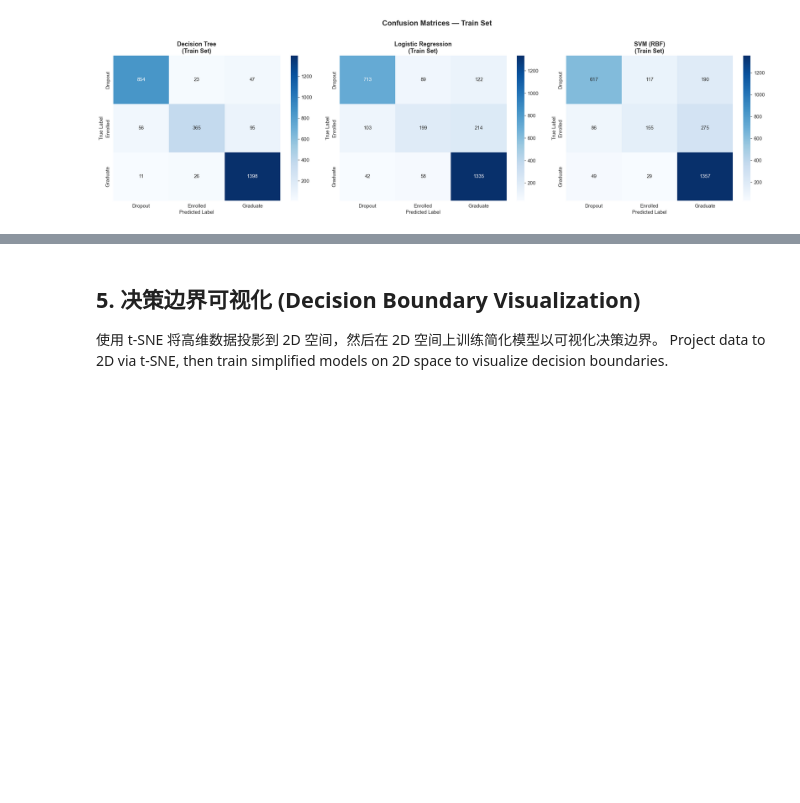
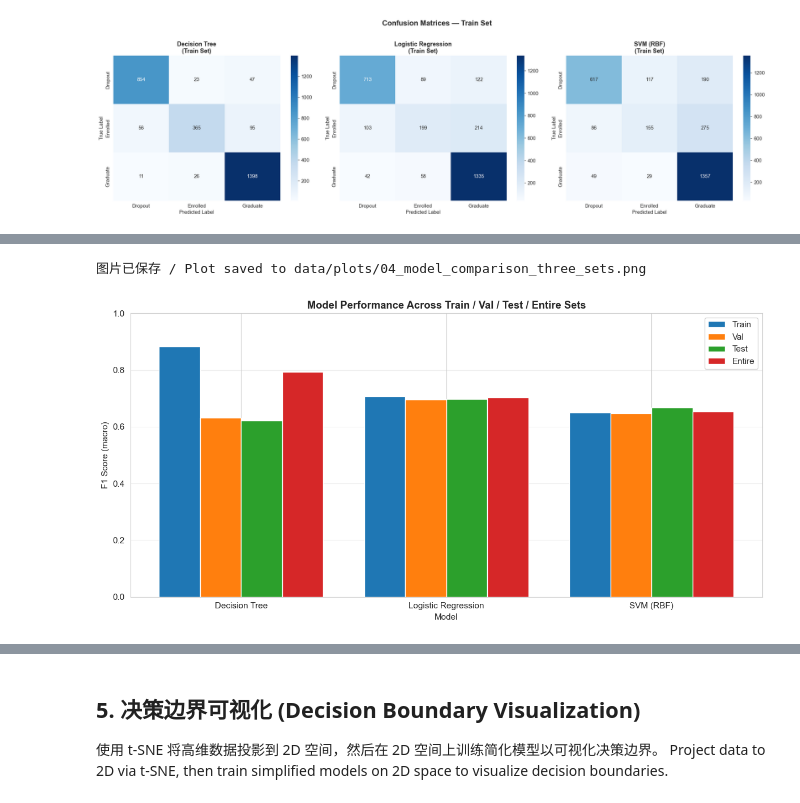
Before and after one commit to pheonix2006/dsaa2011_machine_learning, a Jupyter notebook: notebooks/04_prediction.ipynb, the cells around one changed output, grey strips where cells are left out. Drawn from its saved outputs; the diff is of its cells as text; code cells hidden in the pictures; blank space fills up the shorter version.

```diff
--- a/notebooks/04_prediction.ipynb
+++ b/notebooks/04_prediction.ipynb
@@ -211,0 +234,44 @@ plt.show()
+# %%
+# 三集合评估 / Evaluate on all three sets for comparison
+from src.evaluation import calculate_metrics
+
+three_set_results = {}
+sets = {
+    "Train": (X_train, y_train),
+    "Val": (X_val, y_val),
+    "Test": (X_test, y_test),
+    "Entire": (X_all, y_all),
+}
+
+for name, model in trained_models.items():
+    for set_name, (X_set, y_set) in sets.items():
+        y_pred = model.predict(X_set.values)
+        metrics = calculate_metrics(y_set.values, y_pred)
+        three_set_results[f"{name}_{set_name}"] = metrics
+
+# 三集合 F1(macro) 对比柱状图 / Three-set F1(macro) comparison bar chart
+set_names = ["Train", "Val", "Test", "Entire"]
+model_names = list(trained_models.keys())
+x = np.arange(len(model_names))
+width = 0.2
+
+fig, ax = plt.subplots(figsize=(12, 6))
+for i, set_name in enumerate(set_names):
+    f1_values = [three_set_results.get(f"{name}_{set_name}", {}).get("f1_macro", 0) for name in model_names]
+    ax.bar(x + i * width, f1_values, width, label=set_name)
+
+ax.set_xlabel("Model")
+ax.set_ylabel("F1 Score (macro)")
+ax.set_title("Model Performance Across Train / Val / Test / Entire Sets", fontweight="bold")
+ax.set_xticks(x + width * 1.5)
+ax.set_xticklabels(model_names)
+ax.legend()
+ax.set_ylim(0, 1)
+ax.grid(True, alpha=0.3, axis="y")
+plt.tight_layout()
+plt.savefig(os.path.join(PLOT_DIR, "04_model_comparison_three_sets.png"), dpi=150, bbox_inches="tight")
+print(f"图片已保存 / Plot saved to data/plots/04_model_comparison_three_sets.png")
+plt.show()
+# %% [output]
+图片已保存 / Plot saved to data/plots/04_model_comparison_three_sets.png
+[figure, added]
```
Also changed, not shown: parts of 2 cells of this notebook.
